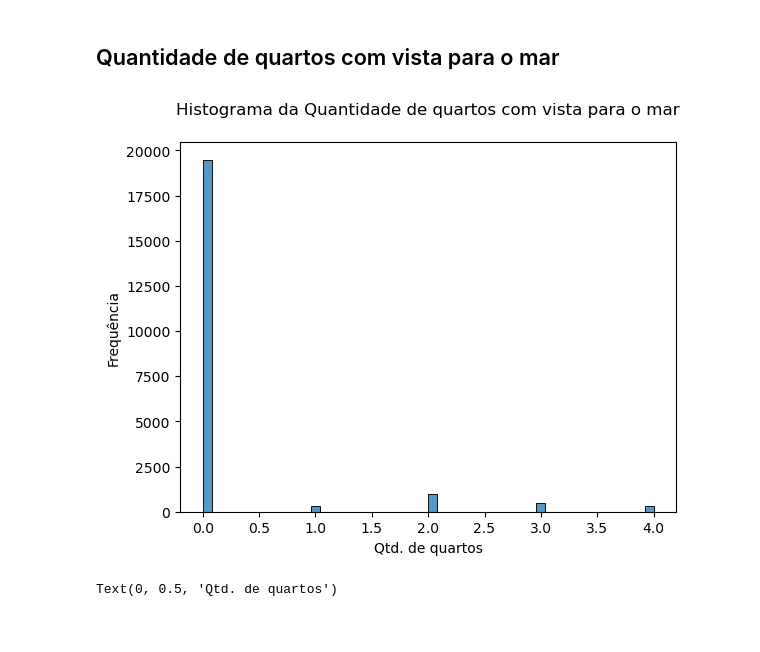
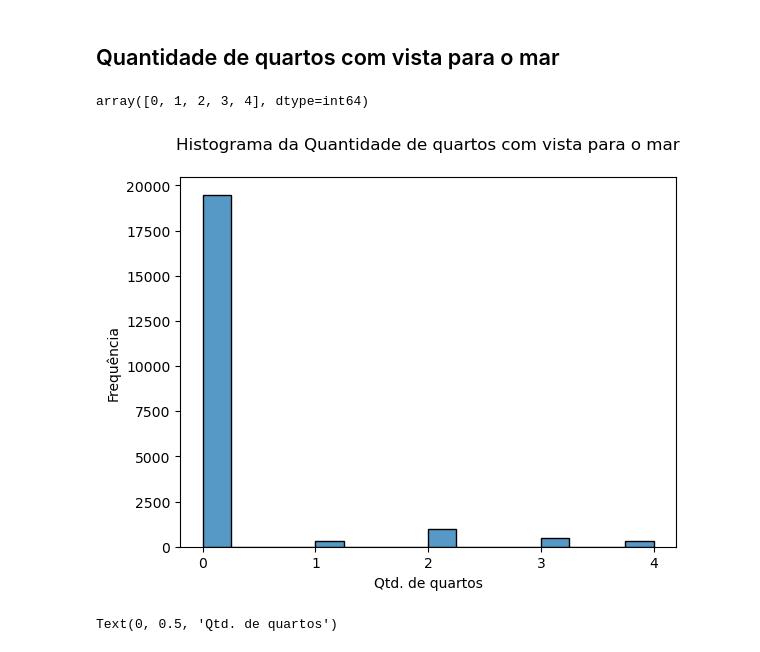
Before and after one commit to luanans/Bootcamp-WoMakersCode, a Jupyter notebook: Desafio Estatística/Challenge Correlação e Regressão.ipynb, the cells around one changed output. Saved outputs shown, nothing was run; the diff lists cells and outputs as text; code cells hidden in the pictures.

```diff
--- a/Desafio Estatística/Challenge Correlação e Regressão.ipynb
+++ b/Desafio Estatística/Challenge Correlação e Regressão.ipynb
@@ -284,14 +302,19 @@ plt.show()
 [figure]
 # %% [markdown]
 ## Quantidade de quartos com vista para o mar
+# %%
+df['view'].sort_values().unique()
+# %% [output]
+array([0, 1, 2, 3, 4], dtype=int64)
 # %%
-sns.histplot(df['view'], bins=50, stat='count')
+sns.histplot(df['view'], stat='count')
 plt.title('Histograma da Quantidade de quartos com vista para o mar', pad=20)
 plt.xlabel('Qtd. de quartos')
 plt.ylabel('Frequência')
+plt.xticks(range(min(df['view']), max(df['view'])+1))
 plt.show()
 # %% [output]
-[figure, old version]
+[figure, new version]
 # %%
 plt.figure(figsize=(8, 10))
 sns.boxplot(data=df['view'], orient='vertical')
```
Also changed, not shown: parts of 21 cells of this notebook.
